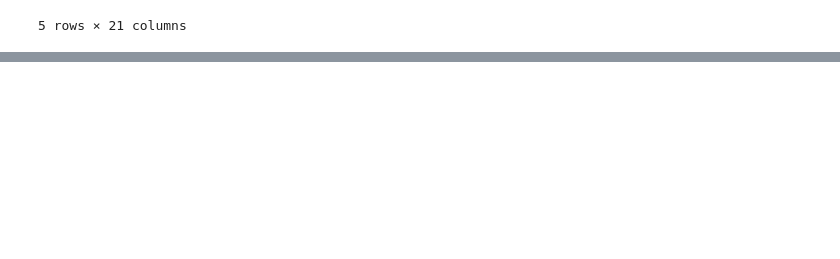
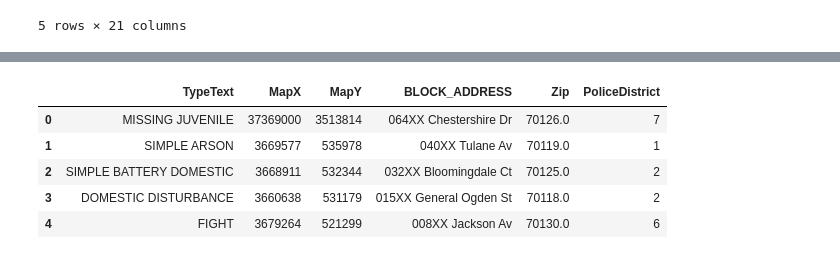
Before and after one commit to yarbschris/ds-final, a Jupyter notebook: finalProject.ipynb, the cells around one changed output, grey strips where cells are left out. Saved outputs shown, nothing was run; the diff lists cells and outputs as text; code cells hidden in the pictures; blank space fills up the shorter version.

```diff
--- a/finalProject.ipynb
+++ b/finalProject.ipynb
@@ -246,0 +263,3 @@ calls_for_service.head()
+# %%
+calls_for_service = calls_for_service.astype(object)
+calls_for_service.dtypes
@@ -246,0 +292,16 @@ calls_for_service.head()
+# %%
+columns_to_drop = ['NOPD_Item', 'Type', 'Priority',
+                   'InitialType', 'InitialTypeText', 'InitialPriority',
+                   'TimeCreate', 'TimeDispatch', 'TimeArrive',
+                   'TimeClosed', 'Disposition', 'DispositionText',
+                   'SelfInitiated', 'Beat', 'Location']
+
+calls_for_service = calls_for_service.drop(columns=columns_to_drop, axis=1)
+calls_for_service.head()
+# %% [output]
+|  | TypeText | MapX | MapY | BLOCK_ADDRESS | Zip | PoliceDistrict |
+| 0 | MISSING JUVENILE | 37369000 | 3513814 | 064XX Chestershire Dr | 70126.0 | 7 |
+| 1 | SIMPLE ARSON | 3669577 | 535978 | 040XX Tulane Av | 70119.0 | 1 |
+| 2 | SIMPLE BATTERY DOMESTIC | 3668911 | 532344 | 032XX Bloomingdale Ct | 70125.0 | 2 |
+| 3 | DOMESTIC DISTURBANCE | 3660638 | 531179 | 015XX General Ogden St | 70118.0 | 2 |
+| 4 | FIGHT | 3679264 | 521299 | 008XX Jackson Av | 70130.0 | 6 |
```
Also changed, not shown: parts of 5 cells of this notebook.
